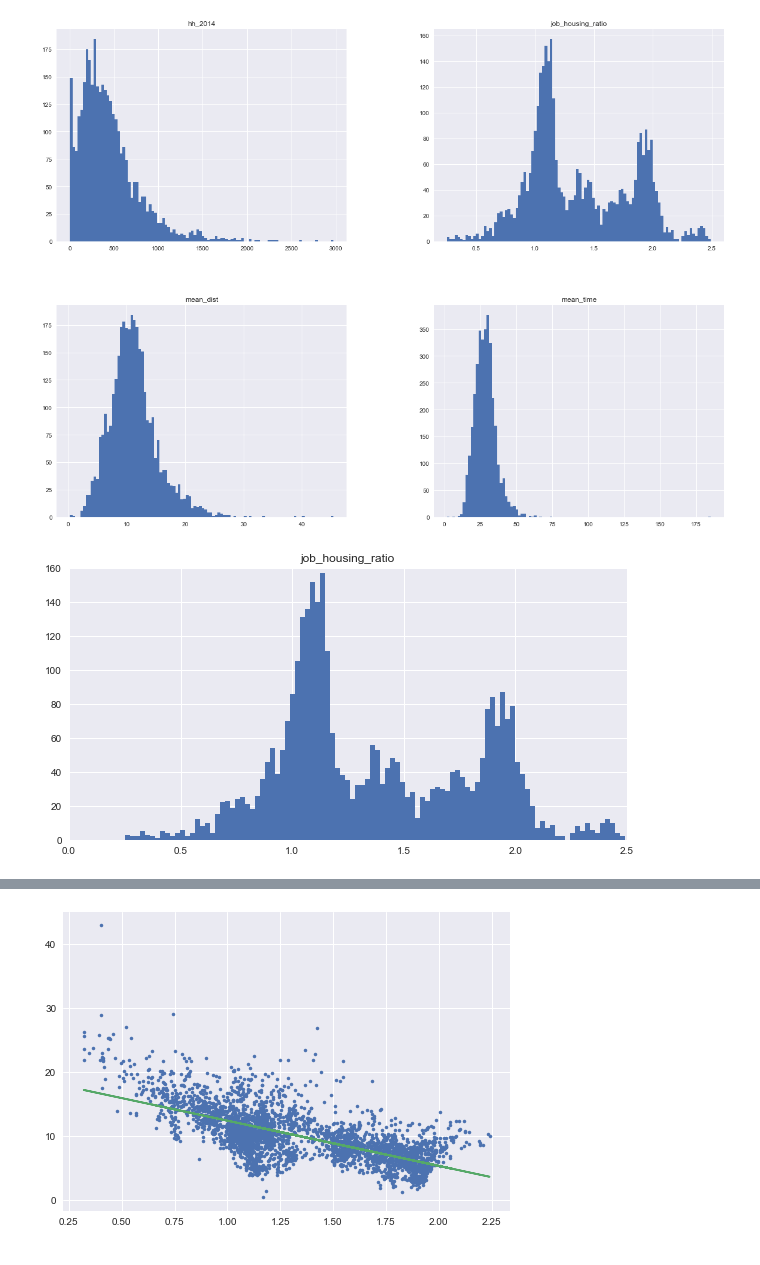
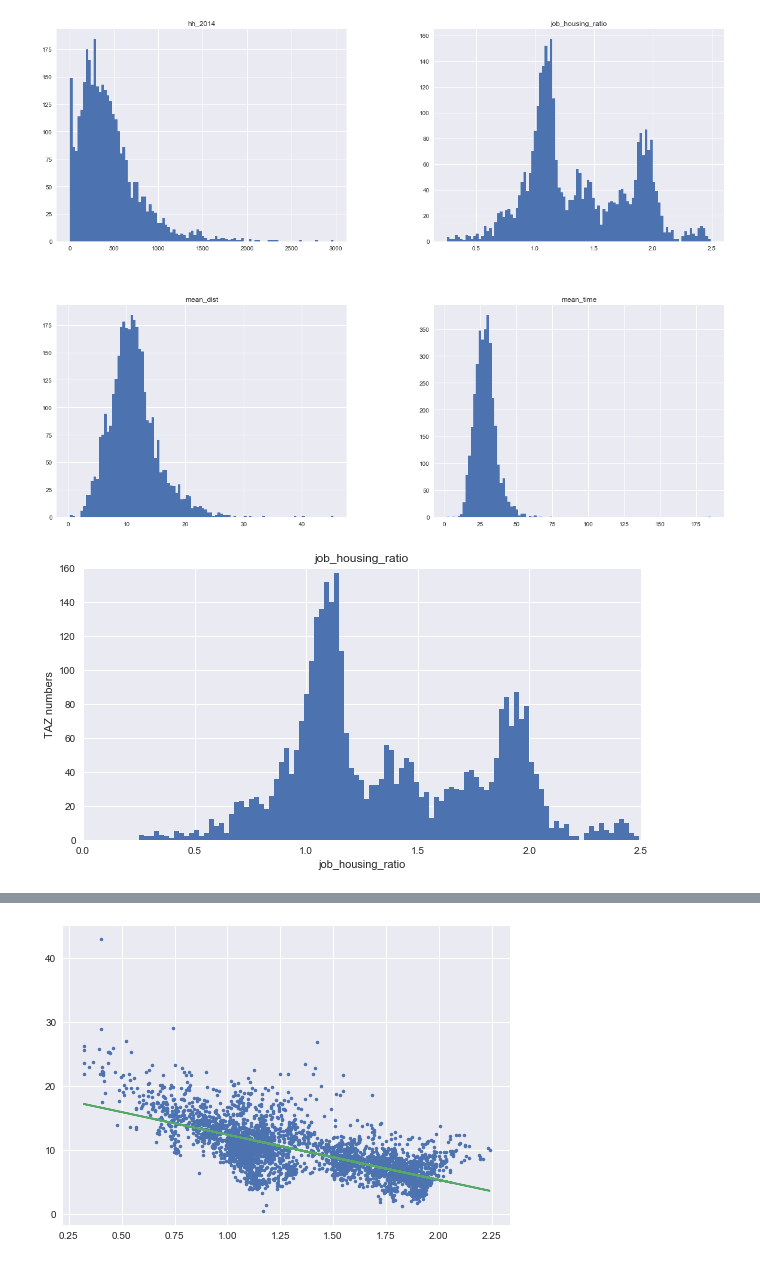
Before and after one commit to AngelaQYang/data_request, a Jupyter notebook: Job-Housing Bins Insights Viz.ipynb, the cells around one changed output, grey strips where cells are left out. Saved outputs shown, nothing was run; the diff lists cells and outputs as text; code cells hidden in the pictures.

```diff
--- a/Job-Housing Bins Insights Viz.ipynb
+++ b/Job-Housing Bins Insights Viz.ipynb
@@ -33,10 +33,12 @@ plt.show()
 # %%
 my_df = taz_df[['job_housing_ratio']]
 my_df.hist(bins=100, figsize=(10,5))
 plt.axis([0,2.5, 0, 160])
+plt.ylabel("TAZ numbers")
+plt.xlabel("job_housing_ratio")
 plt.show()
 # %% [output]
-[figure, old version]
+[figure, new version]
 # %%
 my_df = taz_df[['job_housing_ratio', hh_tot, 'county_id']]
 my_df = my_df.dropna()
```
Also changed, not shown: parts of 6 cells of this notebook, 1 other file.
